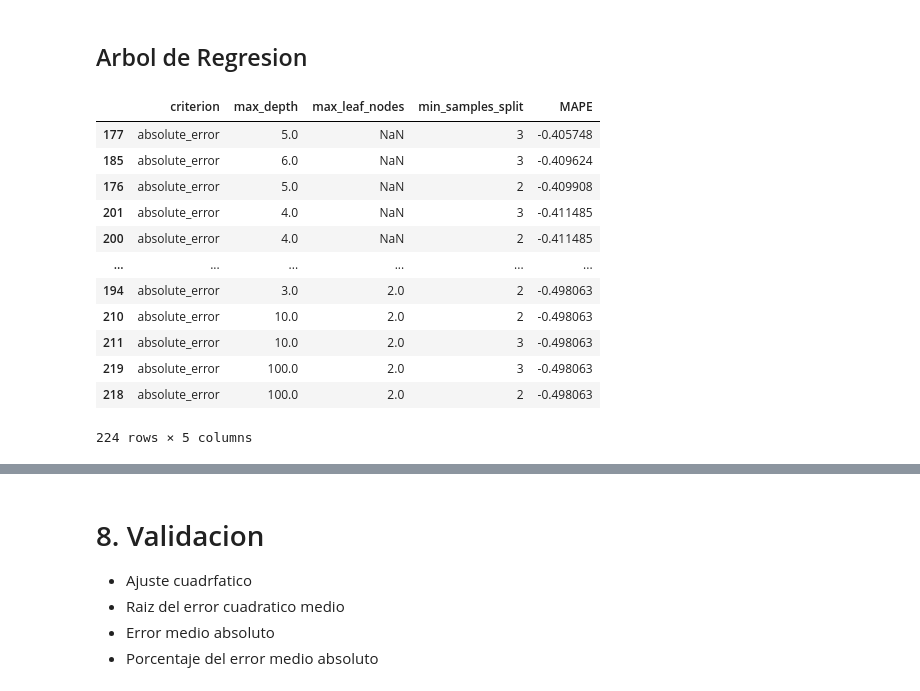
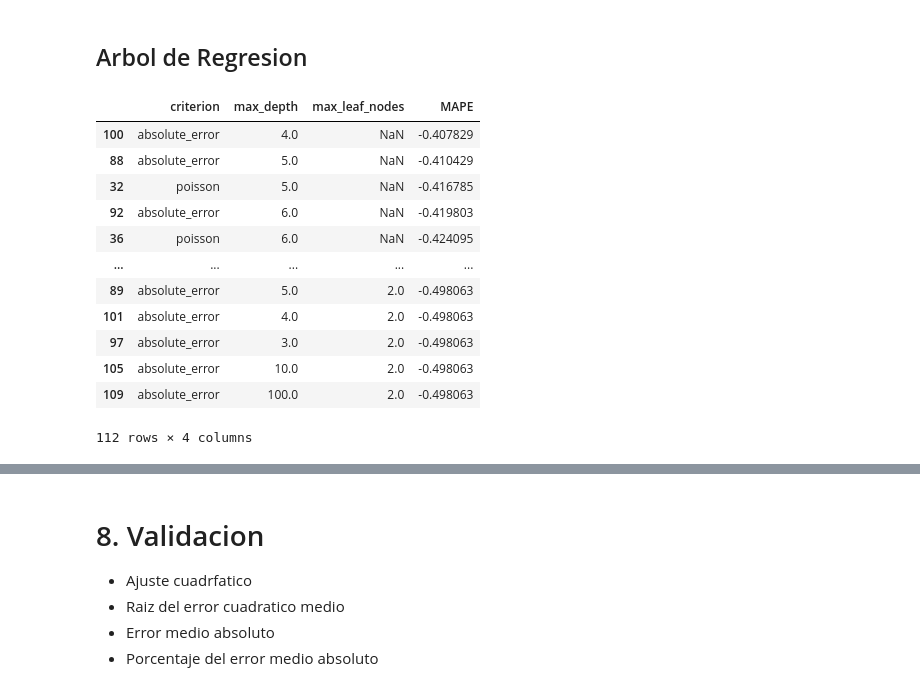
Before and after one commit to DavidBetancurRamirez/ComputacionCientifica, a Jupyter notebook: regresion/regresion_clase.ipynb, the cells around one changed output, grey strips where cells are left out. Saved outputs shown, nothing was run; the diff lists cells and outputs as text; code cells hidden in the pictures.

```diff
--- a/regresion/regresion_clase.ipynb
+++ b/regresion/regresion_clase.ipynb
@@ -532,40 +532,39 @@ SVR(C=100, degree=2, kernel='poly')
 # %%
 modelo_4 = DecisionTreeRegressor(random_state=123)
 
 param_grid = {
   'criterion': ['friedman_mse', 'poisson', 'squared_error', 'absolute_error'],
   'max_depth': [None, 5, 6, 3, 4, 10, 100],
-  'min_samples_split': [2, 3],
   'max_leaf_nodes': [None, 2, 3, 4]
 }
 
 reg_4 = GridSearchCV(estimator=modelo_4, param_grid=param_grid, cv=3, scoring='neg_mean_absolute_percentage_error')
 reg_4.fit(X_train, y_train)
 
 validation = pd.concat(
   [
     pd.DataFrame(reg_4.cv_results_['params']),
     pd.DataFrame(reg_4.cv_results_['mean_test_score'], columns=['MAPE'])
   ],
   axis=1
 )
 validation.sort_values('MAPE', ascending=False)
 
 # Al usar MAPE, el mejor es el valor más cercano a 0, pero como sklearn usa el negativo, el mejor es el más cercano a 0 por la izquierda (el menos negativo)
 # %% [output]
-|  | criterion | max_depth | max_leaf_nodes | min_samples_split | MAPE |
-| 177 | absolute_error | 5.0 | NaN | 3 | -0.405748 |
-| 185 | absolute_error | 6.0 | NaN | 3 | -0.409624 |
-| 176 | absolute_error | 5.0 | NaN | 2 | -0.409908 |
-| 201 | absolute_error | 4.0 | NaN | 3 | -0.411485 |
-| 200 | absolute_error | 4.0 | NaN | 2 | -0.411485 |
-| ... | ... | ... | ... | ... | ... |
-| 194 | absolute_error | 3.0 | 2.0 | 2 | -0.498063 |
-| 210 | absolute_error | 10.0 | 2.0 | 2 | -0.498063 |
-| 211 | absolute_error | 10.0 | 2.0 | 3 | -0.498063 |
-| 219 | absolute_error | 100.0 | 2.0 | 3 | -0.498063 |
-| 218 | absolute_error | 100.0 | 2.0 | 2 | -0.498063 |
+|  | criterion | max_depth | max_leaf_nodes | MAPE |
+| 100 | absolute_error | 4.0 | NaN | -0.407829 |
+| 88 | absolute_error | 5.0 | NaN | -0.410429 |
+| 32 | poisson | 5.0 | NaN | -0.416785 |
+| 92 | absolute_error | 6.0 | NaN | -0.419803 |
+| 36 | poisson | 6.0 | NaN | -0.424095 |
+| ... | ... | ... | ... | ... |
+| 89 | absolute_error | 5.0 | 2.0 | -0.498063 |
+| 101 | absolute_error | 4.0 | 2.0 | -0.498063 |
+| 97 | absolute_error | 3.0 | 2.0 | -0.498063 |
+| 105 | absolute_error | 10.0 | 2.0 | -0.498063 |
+| 109 | absolute_error | 100.0 | 2.0 | -0.498063 |
-224 rows × 5 columns
+112 rows × 4 columns
 # %%
 modelo_4_final = reg_4.best_estimator_
 modelo_4_final
```
Also changed, not shown: parts of 27 cells of this notebook.
